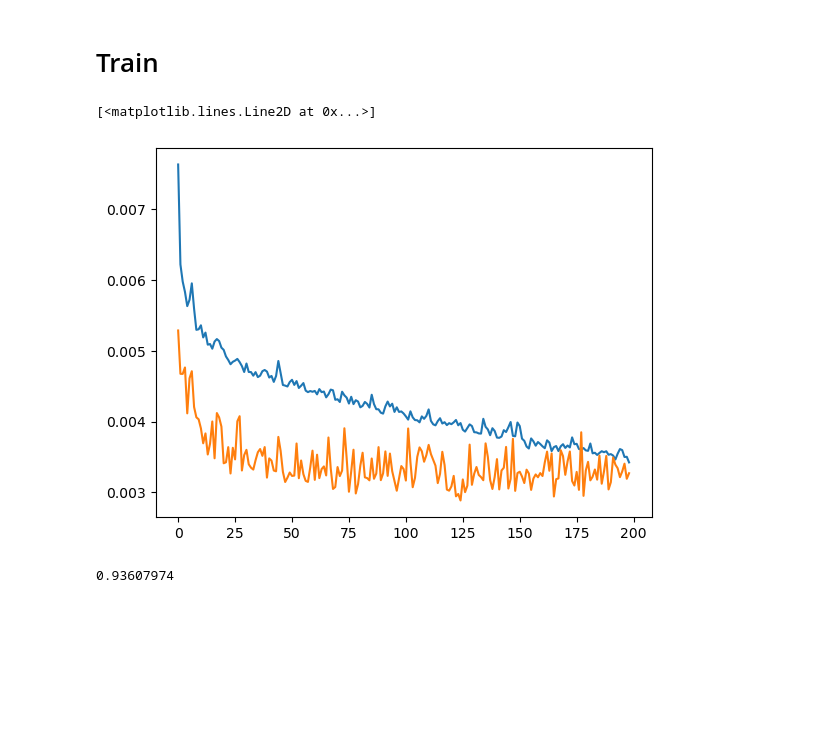
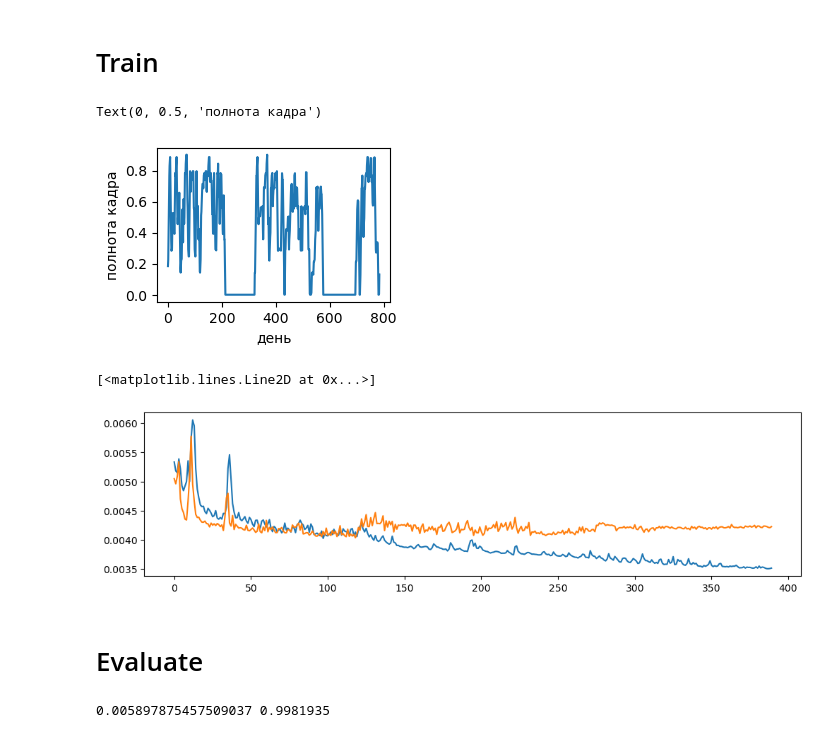
Before and after one commit to Ronningen/DDIN1, a Jupyter notebook: train.ipynb, the cells around one changed output. Saved outputs shown, nothing was run; the diff lists cells and outputs as text; code cells hidden in the pictures; blank space fills up the shorter version.

Commit message:
add more models

```diff
--- a/train.ipynb
+++ b/train.ipynb
@@ -11,3 +12,8 @@ from matplotlib import pyplot as plt
 from matplotlib import animation
 from matplotlib.colors import Normalize
 from IPython.display import HTML
+# %%
+BPTT_WINDOW = 3
+PRED_WINDOW = 2
+BATCH_SIZE = 8
+CONFIG = dict(steps=3, dropout=0)
@@ -25,5 +34 @@ torch.Size([791, 9, 824, 200]) torch.Size([1, 1, 824, 200]) torch.Size([1, 1, 82
-# %%
-BPTT_WINDOW = 6
-PRED_WINDOW = 3
-BATCH_SIZE = 4
 # %%
@@ -129,5 +265,3 @@ class TSWrapper(nn.Module):
 # %% [markdown]
 # Train
-# %%
-CONFIG = dict(hidden=64, steps=1, dropout=1e-2)
 # %%
@@ -145,32 +282,44 @@ def wmse(y_pred, y_true):
 t = trange(200)
 for _ in t:
     tl, vl, grad = [], [], []
+
     # train round
     model.train()
-    for train in trains:
-        for X, y in train:
-            l = wmse(model(X.cuda()), y.cuda())
-            opt.zero_grad(); l.backward(); opt.step()
-            tl.append(l.detach().cpu().item())
+    for X, b, y in chain(*trains):
+        # l = wmse(model(X.cuda(), b[:,0].cuda()), y.cuda())
+        l = wmse(model(X.cuda()), y.cuda())
+        opt.zero_grad(); l.backward(); opt.step()
+        tl.append(l.detach().cpu().item())
 
-            for tag, value in model.named_parameters():
-                if value.grad is not None:
-                    grad.append(value.grad.norm().cpu().item())
+        for tag, value in model.named_parameters():
+            if value.grad is not None:
+                grad.append(value.grad.norm().cpu().item())
     # val round
     model.eval()
     with torch.no_grad():
-        for X, y in val:
-            l = wmse(model(X.cuda()), y.cuda())
-            vl.append(l.detach().cpu().item())
-
+        for X, b, y in val:
+            # l = wmse(model(X.cuda(), b[:,0].cuda()), y.cuda()).detach().cpu().item()
+            l = wmse(model(X.cuda()), y.cuda()).detach().cpu().item()
+            vl.append(l)
     tl, vl, grad = np.mean(tl), np.mean(vl), np.mean(grad)
     loss.append(tl); val_loss.append(vl); grads.append(grad)
     t.set_postfix(loss=tl, val_loss=vl, grad=grad)
+    # sch.step(tl)
+# %%
+rads = data[:,0]
+plt.figure(figsize=(3,2))
+plt.plot(np.convolve((rads>0).sum((1,2))/(824*200), np.ones(7)/7, mode='valid'))
+plt.xlabel('день')
+plt.ylabel('полнота кадра')
+# %% [output]
+Text(0, 0.5, 'полнота кадра')
+[figure, added]
 # %%
-plt.plot(loss[1:])
-plt.plot(val_loss[1:])
-# plt.plot(grads[1:])
+plt.figure(figsize=(12,3))
+plt.plot(loss[10:])
+plt.plot(val_loss[10:])
+# plt.plot(grads[5:])
 # %% [output]
 [<matplotlib.lines.Line2D at 0x...>]
-[figure, old version]
+[figure, new version]
 # %%
@@ -180,0 +327,2 @@ trset1, trset2, valset, testset = get_datasets(BPTT_WINDOW, PRED_WINDOW)
+# %% [markdown]
+# Evaluate
@@ -181,12 +333,14 @@ trset1, trset2, valset, testset = get_datasets(BPTT_WINDOW, PRED_WINDOW)
 # %%
-pred, targ = [], []
+pred, targ, loss = [], [], []
 with torch.no_grad():
-    for X, y in DataLoader(trset2, BATCH_SIZE, sampler=SequentialSampler(trset2)):
-        pred.append((model(X.cuda()).detach()*mask).cpu())
+    for X, y in test:#chain(*train):
+        y_pred = model(X.cuda())
+        loss.append(wmse(y_pred, y.cuda()).cpu().item())
+        pred.append((y_pred*mask).detach().cpu())
         targ.append(y.cpu()*mask.cpu())
 pred, targ = np.clip(torch.concat(pred, 0).numpy(),0,1), torch.concat(targ, 0).numpy()
 diff = (pred-targ)*(targ>0)
-max(np.abs(diff.min()), diff.max())
+print(np.mean(loss), max(np.abs(diff.min()), diff.max()))
 # %% [output]
-0.93607974
+0.005897875457509037 0.9981935
 # %%
```
Also changed, not shown: parts of 15 cells of this notebook, 1 other file.
